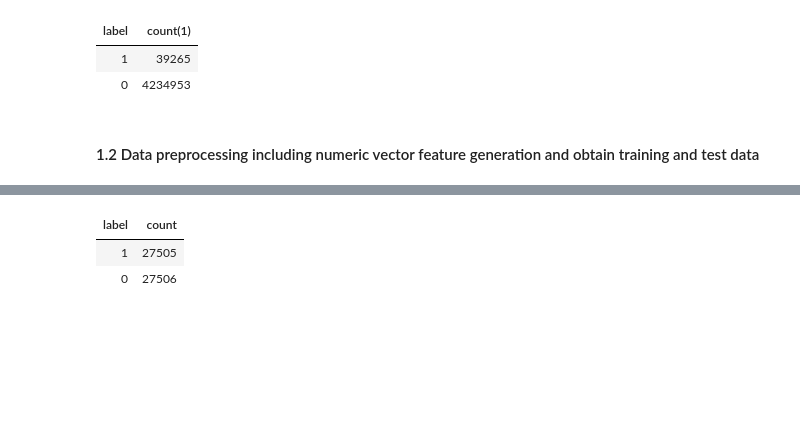
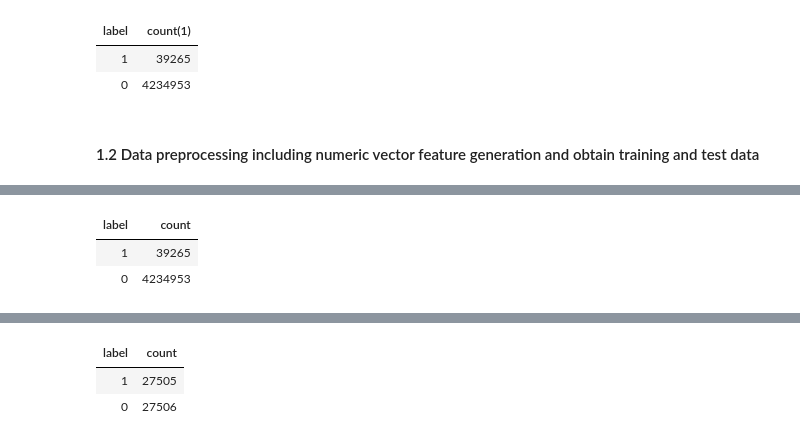
Before and after one commit to XinkaiWang515/Youtube-data-analysis, a Jupyter notebook: Spark_Youtube_data_analysis.ipynb, the cells around one changed output, grey strips where cells are left out. Cells and saved outputs as stored; diff of their text form; code cells hidden in the pictures; blank space fills up the shorter version.

```diff
--- a/Spark_Youtube_data_analysis.ipynb
+++ b/Spark_Youtube_data_analysis.ipynb
@@ -187,5 +187,5 @@ dataset = pipelineFit.transform(df_classify_user)
 [interactive output not drawn]
 # %%
 cate_num = dataset.groupBy("label").count()
-cate_num.show()
+display(cate_num)
 # %% [output]
@@ -193,3 +192,6 @@ cate_num.show()
+| label | count |
+| 1 | 39265 |
+| 0 | 4234953 |
 # %%
 (label0_train,label0_test)=dataset.filter(col('label')==1).randomSplit([0.7, 0.3],seed = 100)
 (label1_train, label1_ex)=dataset.filter(col('label')==0).randomSplit([0.0065, 0.9935],seed = 100)
```
Also changed, not shown: parts of 8 cells of this notebook.
